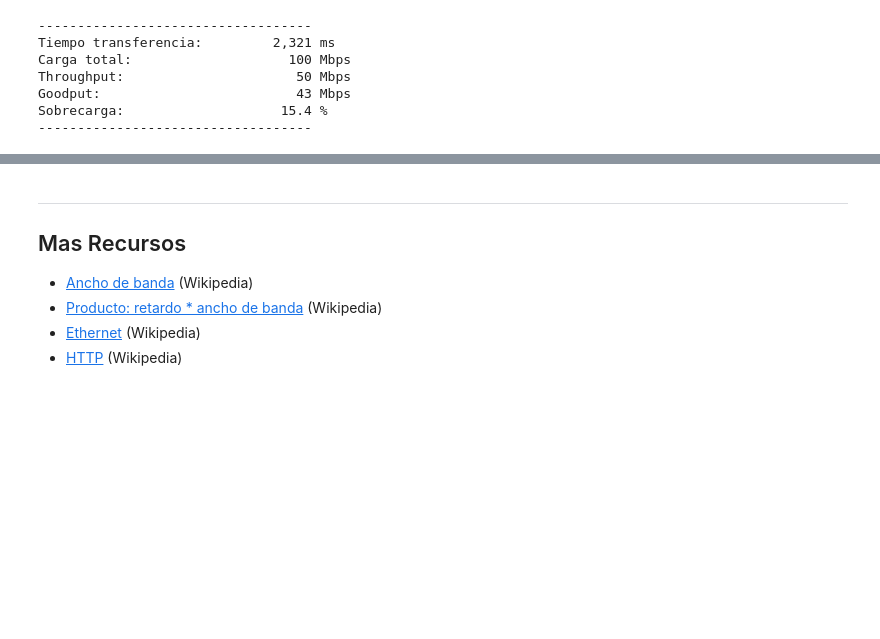
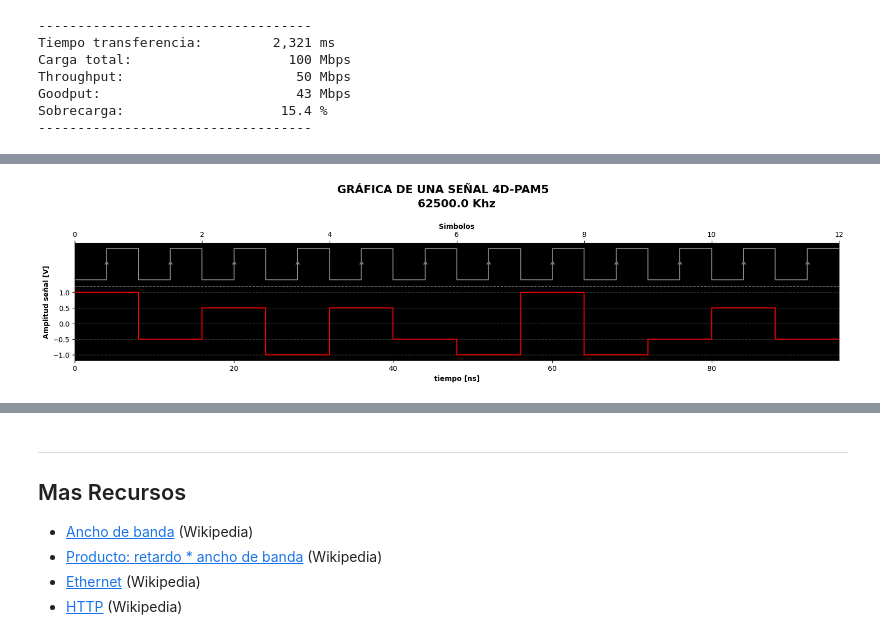
Before and after one commit to GiancarloBenavides/Telematics, a Jupyter notebook: 22-Encolamiento/22.2_transmision.ipynb, the cells around one changed output, grey strips where cells are left out. Saved outputs shown, nothing was run; the diff lists cells and outputs as text; code cells hidden in the pictures; blank space fills up the shorter version.

```diff
--- a/22-Encolamiento/22.2_transmision.ipynb
+++ b/22-Encolamiento/22.2_transmision.ipynb
@@ -541,2 +570,91 @@ throughput
+# %%
+# Parámetros
+# ----------------------------------------------------
+flanco_de_subida = True
+bits = "001001110110110011100110"
+tam_sym = bytes_por_cambio_de_señal
+num_sym = len(bits)//tam_sym
+
+# Código de línea
+LC_4D_PAM5 = {
+    "00":1,
+    "01":0.5,
+    "R":0,
+    "10":-0.5,
+    "11":-1
+}
+
+# Codificar
+# ----------------------------------------------------
+niveles=list(LC_4D_PAM5.values())[::-1]
+símbolos, señales, clock  = [], [], []
+for index in range(0, len(bits)//2):
+    símbolo = bits[2*index:2*index+2]
+    símbolos.append(símbolo)
+    señales.append(LC_4D_PAM5[símbolo])
+    clock.append(2)
+    clock.append(3)
+
+señales.append(señales[-1])
+clock.append(clock[-1])
+
+# Vectores de tiempo
+# ----------------------------------------------------
+ts = np.arange(0, tiempo_de_señal*(len(símbolos)+1), tiempo_de_señal)
+tc = np.arange(0, tiempo_de_señal*(len(símbolos)+1/2), tiempo_de_señal/2)
+tm = np.array([tc[i] for i in range(len(tc)) if i % 2 != 0])
+
+# Escala
+ts = ts*1_000_000_000
+tc = tc*1_000_000_000
+tm = tm*1_000_000_000
+
+ms = 1e6 * tiempo_de_señal
+
+s = señales
+c = np.array(clock, dtype=np.float16)-0.6
+
+
+# Gráfica
+# ----------------------------------------------------
+plt.figure(layout="constrained", figsize=(16, 4))
+plt.plot(tc, c, color="#777", drawstyle='steps-post')
+plt.axhline(y = 1.2, color = 'black', linewidth=1, linestyle = '-')
+
+for nivel in niveles:
+    plt.axhline(y = nivel, color = '#333', linewidth=1, linestyle = 'dashed')
+
+plt.plot(ts, s, color="red", drawstyle='steps-post')
+
+
+if flanco_de_subida:
+    plt.plot(tm, 2*np.ones(len(tm)), marker=6, color="#777" , linestyle='None')
+else:
+    plt.plot(tm, 1.9*np.ones(len(tm)), marker=7, color="#777" , linestyle='None')
+
+
+# Garrapatas
+plt.yticks(niveles)
+plt.xlim(tc.min(), tc.max())
+#plt.gca().xaxis.set_major_formatter(FormatStrFormatter('%2.0E'))
+
+# Textos en la gráfica
+plt.suptitle("Gráfica de una señal 4D-PAM5".upper(), fontsize=16, fontweight="bold")
+plt.title(f"{ancho_de_banda/1_000:.1f} Khz\n", fontsize=16, fontweight="bold")
+plt.ylabel("Amplitud señal [V]", fontweight="bold")
+plt.xlabel("tiempo [ns]", fontweight="bold")
+
+# Escala de tiempo en micro-segundos
+ax2 = plt.twiny()
+ax2.plot([0, num_sym], [1.2, 1.2], color="gray", linewidth=1, linestyle='dashed')
+ax2.xaxis.tick_top()
+ax2.xaxis.set_label_position("top")
+ax2.set_xlabel("Simbolos", fontweight="bold")
+ax2.xaxis.set_minor_locator(MultipleLocator(20))
+plt.xlim(0, num_sym)
+
+plt.show()
+# %% [output]
+[figure, added]
 # %% [markdown]
 ## 4. [Capacidad del canal](#agenda)
```
Also changed, not shown: parts of 7 cells of this notebook, 1 other file.
